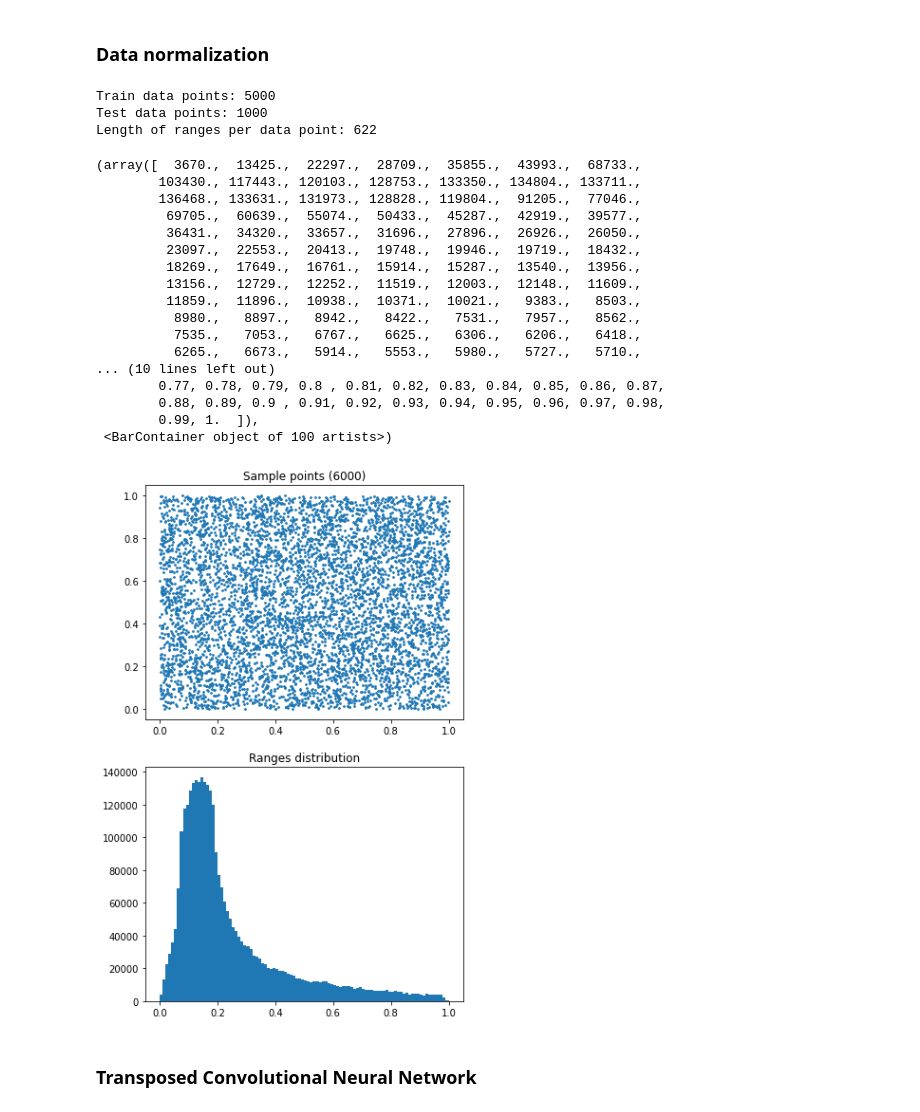
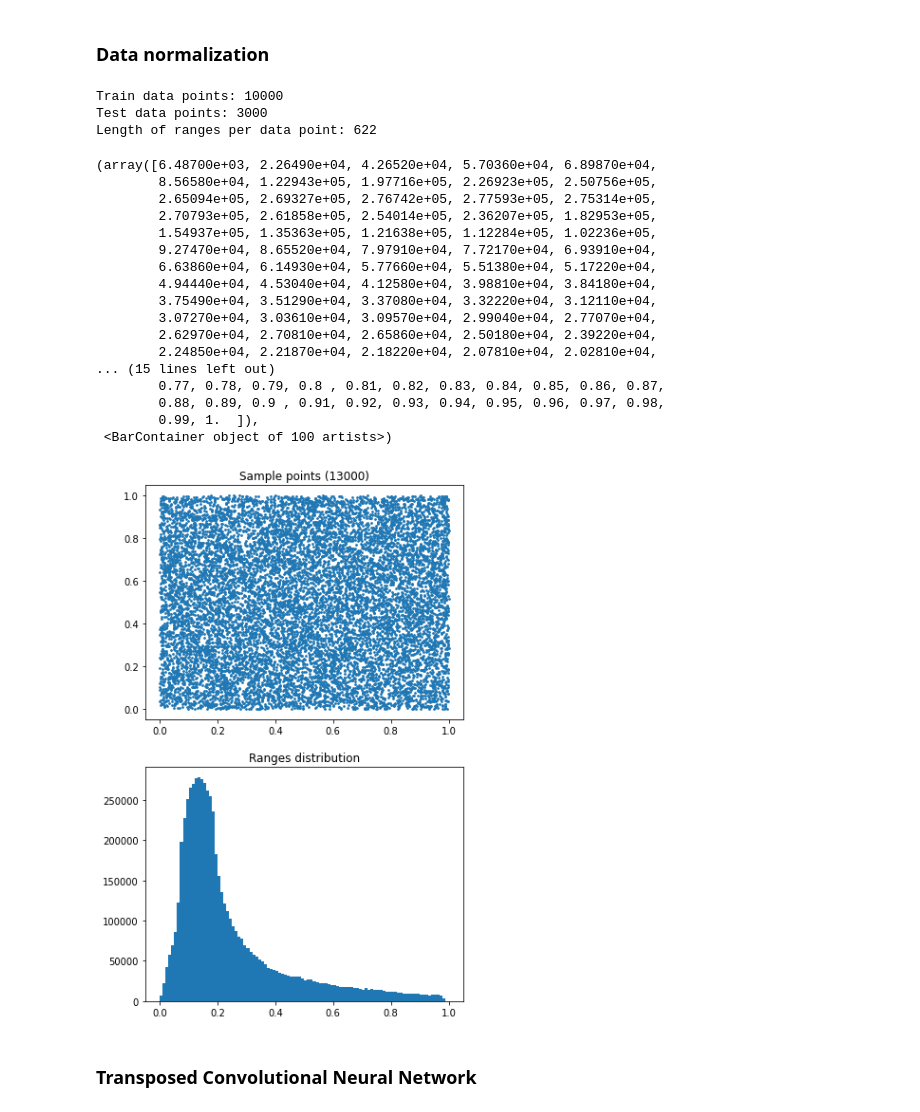
Before and after one commit to daniel-burghardt/predictive-coding-slam, a Jupyter notebook: corridor_two_axis/ANN_&_FEP_model_corridor_two.ipynb, the cells around one changed output. Cells and saved outputs as stored; diff of their text form; code cells hidden in the pictures.

```diff
--- a/corridor_two_axis/ANN_&_FEP_model_corridor_two.ipynb
+++ b/corridor_two_axis/ANN_&_FEP_model_corridor_two.ipynb
@@ -19,7 +19,7 @@ from torch.utils.data import Dataset, DataLoader, TensorDataset
 ### Data import
 # %%
 def get_dataset():
-    with open("data_corridor_two_6000.json", "r") as read_file:
+    with open("data_corridor_two_13000.json", "r") as read_file:
         data = json.load(read_file)
 
         pos = np.array(list(map(lambda x: [
@@ -107,7 +107,7 @@ def unnormalize_pos(positions):
 # %%
 # Splitting dataset into test and train
 dataset_size = len(pos)
-train_data_percentage = 0.8334
+train_data_percentage = 0.7693
 train_upto_idx = int(dataset_size * train_data_percentage)
 
 train_pos = pos[0 : train_upto_idx]
@@ -115,49 +115,49 @@ train_ranges = ranges[0 : train_upto_idx]
 test_pos = pos[train_upto_idx : dataset_size]
 test_ranges = ranges[train_upto_idx : dataset_size]
 
 
 print('Train data points: {length}'.format(length=len(train_pos)))
 print('Test data points: {length}'.format(length=len(test_pos)))
 print('Length of ranges per data point: {length}'.format(length=len(ranges[0])))
 
 
 # Normalizing data
 train_pos = normalize_pos(train_pos)
 train_ranges = normalize_ranges(train_ranges)
 test_pos = normalize_pos(test_pos)
 test_ranges = normalize_ranges(test_ranges)
 
 # Visualizing normalized data
 fig, axs = plt.subplots(2)
 fig.set_figheight(10)
 
 axs[0].set_title('Sample points ({length})'.format(length=len(pos)))
 axs[0].scatter(pos[:, 0], pos[:, 1], s=3);
 
 axs[1].set_title('Ranges distribution')
 axs[1].hist(np.concatenate(train_ranges).ravel(), bins=100)
 # %% [output]
-Train data points: 5000
-Test data points: 1000
+Train data points: 10000
+Test data points: 3000
 Length of ranges per data point: 622
-(array([  3670.,  13425.,  22297.,  28709.,  35855.,  43993.,  68733.,
-        103430., 117443., 120103., 128753., 133350., 134804., 133711.,
-        136468., 133631., 131973., 128828., 119804.,  91205.,  77046.,
-         69705.,  60639.,  55074.,  50433.,  45287.,  42919.,  39577.,
-         36431.,  34320.,  33657.,  31696.,  27896.,  26926.,  26050.,
-         23097.,  22553.,  20413.,  19748.,  19946.,  19719.,  18432.,
-         18269.,  17649.,  16761.,  15914.,  15287.,  13540.,  13956.,
-         13156.,  12729.,  12252.,  11519.,  12003.,  12148.,  11609.,
-         11859.,  11896.,  10938.,  10371.,  10021.,   9383.,   8503.,
-          8980.,   8897.,   8942.,   8422.,   7531.,   7957.,   8562.,
-          7535.,   7053.,   6767.,   6625.,   6306.,   6206.,   6418.,
-          6265.,   6673.,   5914.,   5553.,   5980.,   5727.,   5710.,
-... (10 lines left out)
+(array([6.48700e+03, 2.26490e+04, 4.26520e+04, 5.70360e+04, 6.89870e+04,
+        8.56580e+04, 1.22943e+05, 1.97716e+05, 2.26923e+05, 2.50756e+05,
+        2.65094e+05, 2.69327e+05, 2.76742e+05, 2.77593e+05, 2.75314e+05,
+        2.70793e+05, 2.61858e+05, 2.54014e+05, 2.36207e+05, 1.82953e+05,
+        1.54937e+05, 1.35363e+05, 1.21638e+05, 1.12284e+05, 1.02236e+05,
+        9.27470e+04, 8.65520e+04, 7.97910e+04, 7.72170e+04, 6.93910e+04,
+        6.63860e+04, 6.14930e+04, 5.77660e+04, 5.51380e+04, 5.17220e+04,
+        4.94440e+04, 4.53040e+04, 4.12580e+04, 3.98810e+04, 3.84180e+04,
+        3.75490e+04, 3.51290e+04, 3.37080e+04, 3.32220e+04, 3.12110e+04,
+        3.07270e+04, 3.03610e+04, 3.09570e+04, 2.99040e+04, 2.77070e+04,
+        2.62970e+04, 2.70810e+04, 2.65860e+04, 2.50180e+04, 2.39220e+04,
+        2.24850e+04, 2.21870e+04, 2.18220e+04, 2.07810e+04, 2.02810e+04,
+... (15 lines left out)
         0.77, 0.78, 0.79, 0.8 , 0.81, 0.82, 0.83, 0.84, 0.85, 0.86, 0.87,
         0.88, 0.89, 0.9 , 0.91, 0.92, 0.93, 0.94, 0.95, 0.96, 0.97, 0.98,
         0.99, 1.  ]),
  <BarContainer object of 100 artists>)
-[figure, old version]
+[figure, new version]
 # %% [markdown]
 ### Transposed Convolutional Neural Network
 # %%
```
Also changed, not shown: parts of 8 cells of this notebook, 2 other files.
